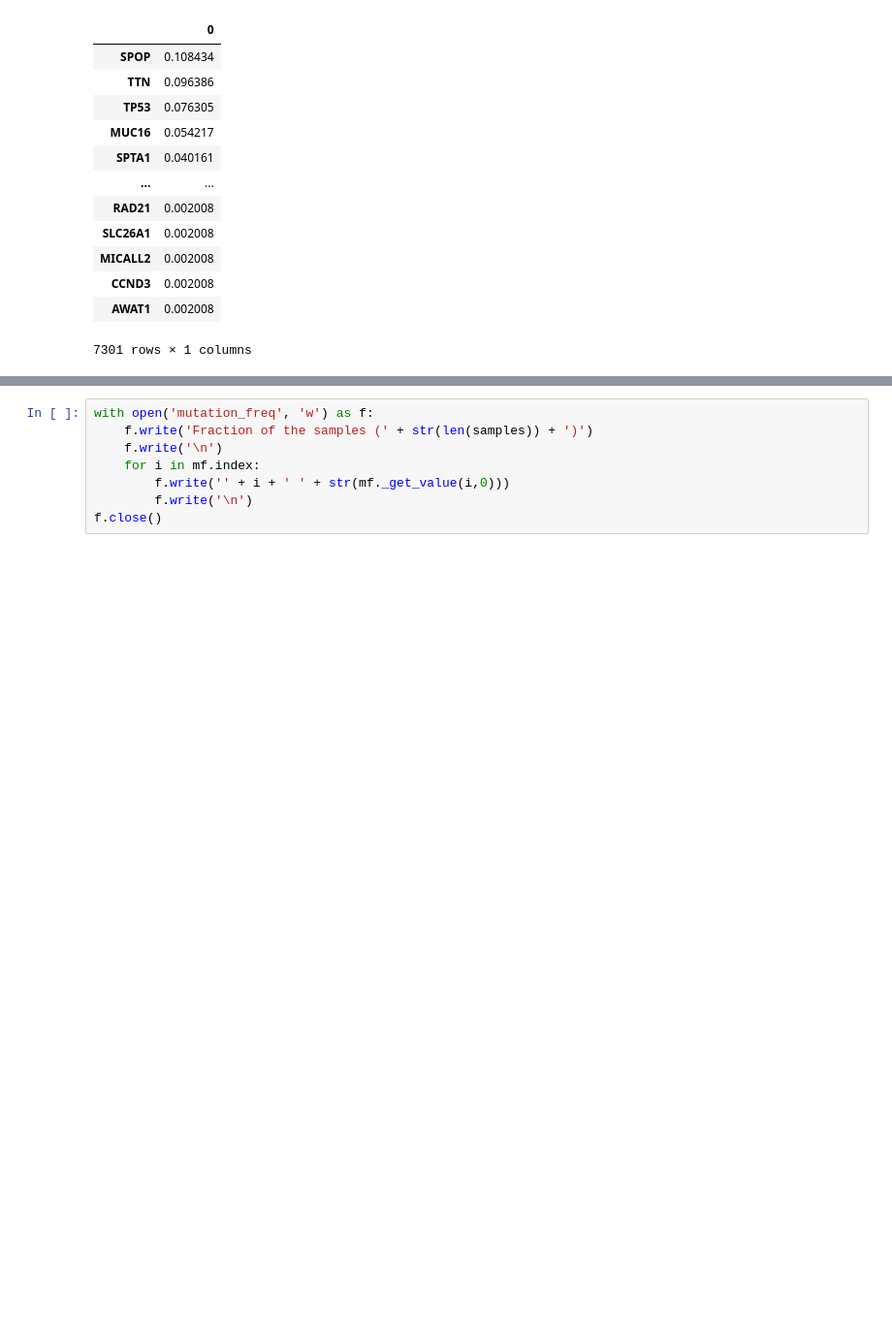
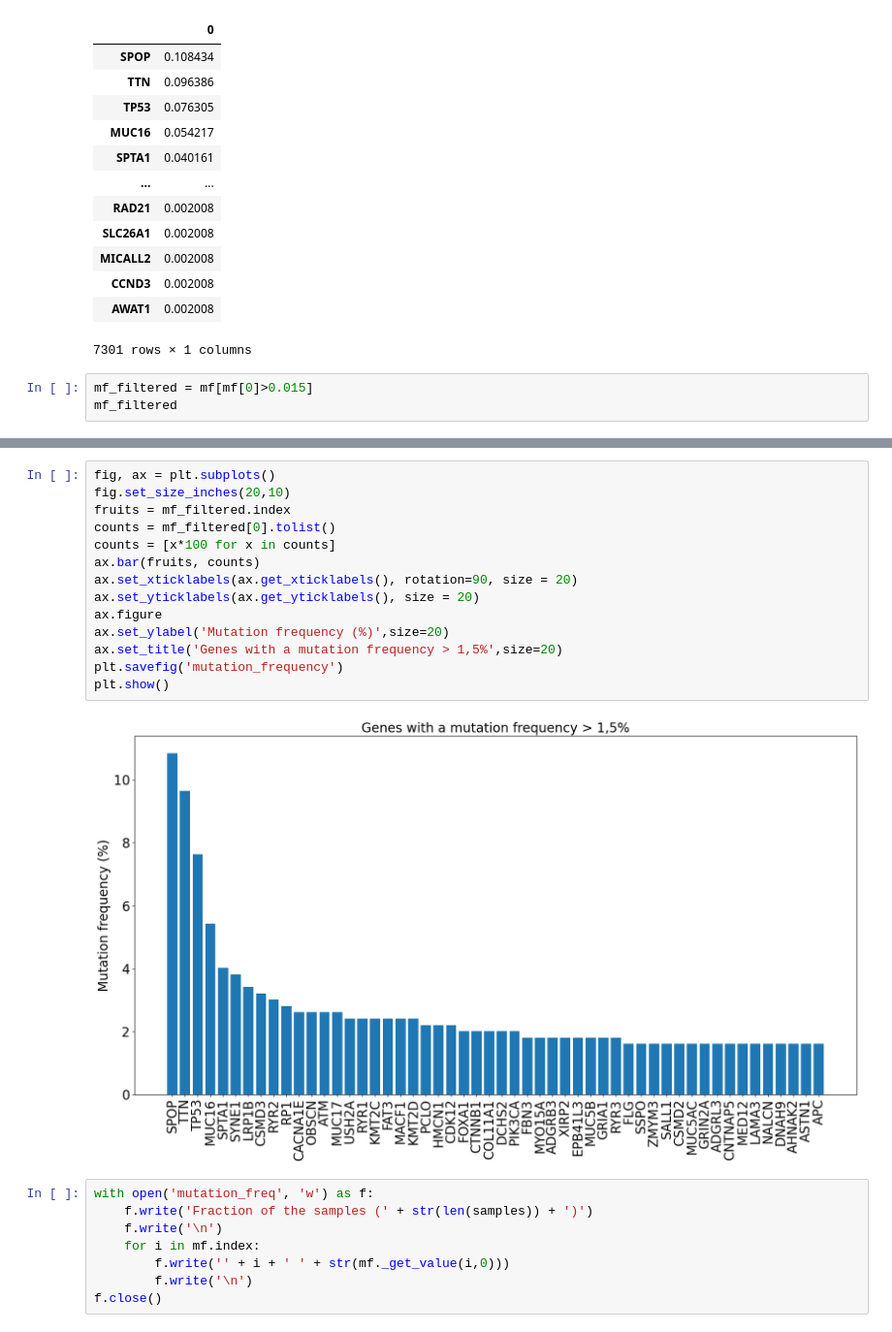
Before and after one commit to dmartmillan/OMEN, a Jupyter notebook: new_data/gene_patient_CADD.ipynb, the cells around one changed output, grey strips where cells are left out. Shown: that part at 97% size. Cells and saved outputs as stored; diff of their text form; blank space fills up the shorter version.

```diff
--- a/new_data/gene_patient_CADD.ipynb
+++ b/new_data/gene_patient_CADD.ipynb
@@ -240,3 +246,6 @@ mf
 | CCND3 | 0.002008 |
 | AWAT1 | 0.002008 |
 7301 rows × 1 columns
+# %%
+mf_filtered = mf[mf[0]>0.015]
+mf_filtered
@@ -243,3 +270,19 @@ mf
+# %%
+fig, ax = plt.subplots()
+fig.set_size_inches(20,10)
+fruits = mf_filtered.index
+counts = mf_filtered[0].tolist()
+counts = [x*100 for x in counts]
+ax.bar(fruits, counts)
+ax.set_xticklabels(ax.get_xticklabels(), rotation=90, size = 20)
+ax.set_yticklabels(ax.get_yticklabels(), size = 20)
+ax.figure
+ax.set_ylabel('Mutation frequency (%)',size=20)
+ax.set_title('Genes with a mutation frequency > 1,5%',size=20)
+plt.savefig('mutation_frequency')
+plt.show()
+# %% [output]
+[figure, added]
 # %%
 with open('mutation_freq', 'w') as f:
     f.write('Fraction of the samples (' + str(len(samples)) + ')')
```
Also changed, not shown: parts of 3 cells of this notebook, 1 other file.
